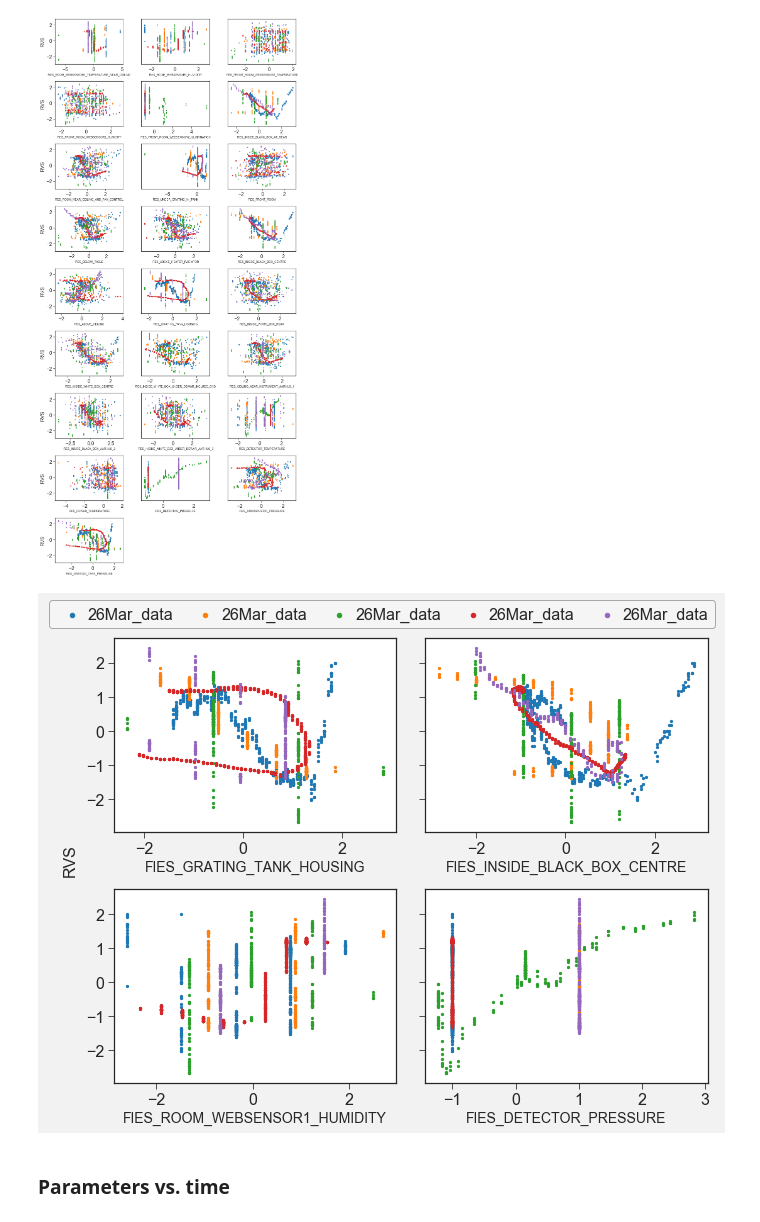
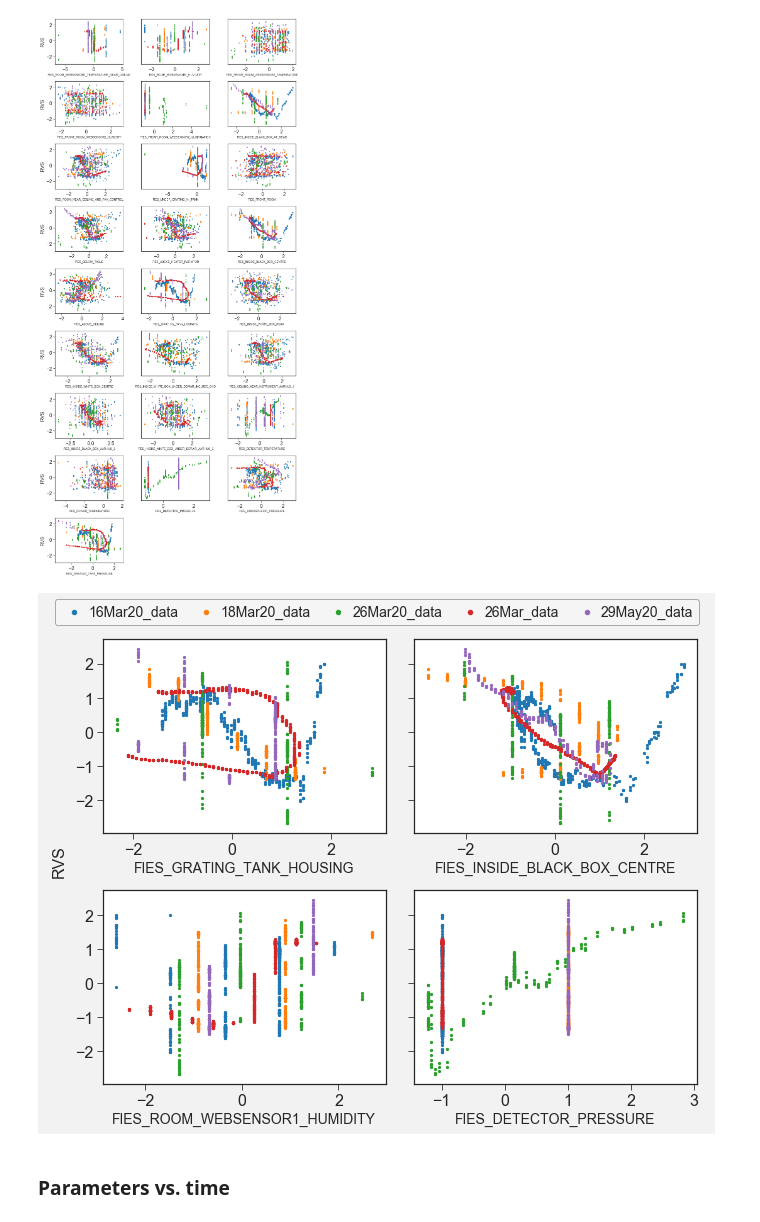
Before and after one commit to svejlgaard/finalproject, a Jupyter notebook: Visualization.ipynb, the cells around one changed output. Cells and saved outputs as stored; diff of their text form; code cells hidden in the pictures.

```diff
--- a/Visualization.ipynb
+++ b/Visualization.ipynb
@@ -98,29 +98,29 @@ if save:
 # %%
 chosen_features = ['FIES_GRATING_TANK_HOUSING', "FIES_INSIDE_BLACK_BOX_CENTRE", "FIES_ROOM_WEBSENSOR1_HUMIDITY", "FIES_DETECTOR_PRESSURE"]
 fig, axs = plt.subplots(2,2, figsize=(10,8), sharey=True)
 for i, feat in enumerate(chosen_features):
     ax = axs[i//2, i%2]
     for j in range(len(keys)):
         ind = [k for k in range(len(features)) if features[k]==feat][0]
-        ax.scatter(data_sort[j][:,ind], data_sort[j][:,1], s=5, label=keys[i])
+        ax.scatter(data_sort[j][:,ind], data_sort[j][:,1], s=5, label=keys[j])
     ax.set_xlabel(feat, fontsize=14)
 
 handles, labels = ax.get_legend_handles_labels()
 
 fig.add_subplot(111, frameon=False)
 plt.tick_params(labelcolor='none',top=False, bottom=False, left=False, right=False)
 plt.ylabel("RVS")
 fig.patch.set_facecolor("#f2f2f2")
 plt.tight_layout()
 fig.subplots_adjust(top=0.92)
 lgnd = fig.legend(handles, labels, loc='upper center', ncol=5, edgecolor='k', framealpha=.3, frameon=True, columnspacing=1.
-                 , markerscale=2, handletextpad=0)
+                 , markerscale=2, handletextpad=0, fontsize=14)
 plt.show()
 
 if save:
     fig.savefig(f"figs/4plot_correlation_scaled_{str(scale)}.png", dpi=500, facecolor=fig.get_facecolor())
 # %% [output]
-[figure, old version]
+[figure, new version]
 # %% [markdown]
 ### Parameters vs. time
 # %%
```
Also changed, not shown: parts of 1 cell of this notebook, 13 other files.
